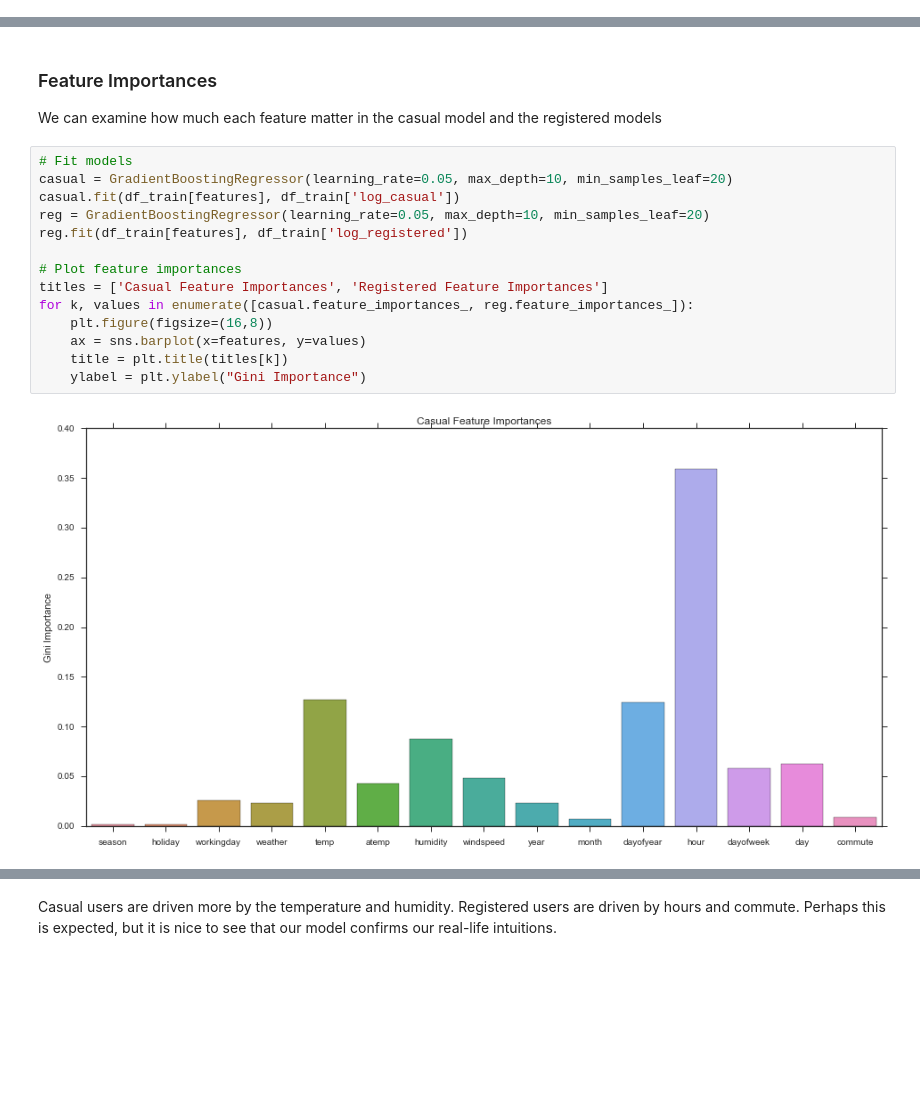
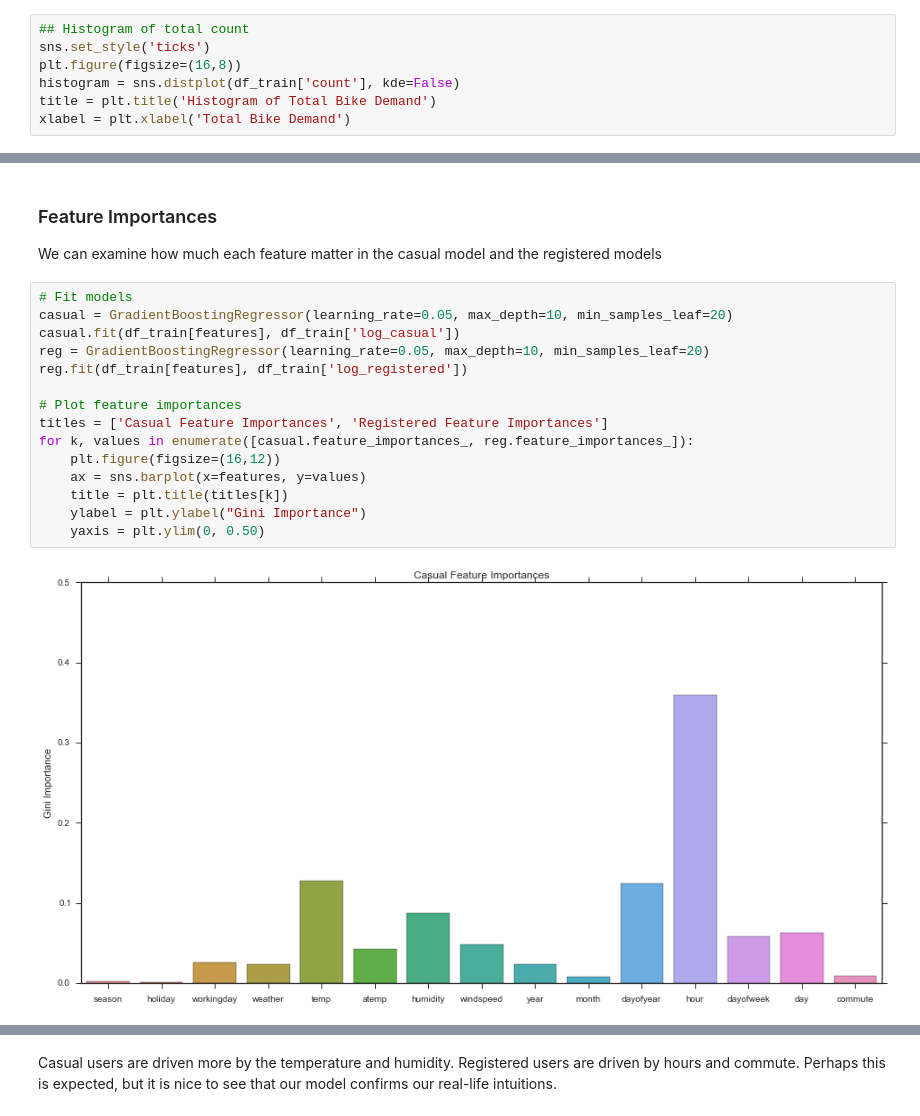
Before and after one commit to KonniamChan/ML_Projects_W207, a Jupyter notebook: project_bikesharing.ipynb, the cells around one changed output, grey strips where cells are left out. Drawn from its saved outputs; the diff is of its cells as text; blank space fills up the shorter version.

```diff
--- a/project_bikesharing.ipynb
+++ b/project_bikesharing.ipynb
@@ -265,3 +265,10 @@ features = [feature for feature in df_train.columns.values if feature not in fea
 print features
 # %% [output]
 ['season', 'holiday', 'workingday', 'weather', 'temp', 'atemp', 'humidity', 'windspeed', 'year', 'month', 'dayofyear', 'hour', 'dayofweek', 'day', 'commute']
+# %%
+## Histogram of total count
+sns.set_style('ticks')
+plt.figure(figsize=(16,8))
+histogram = sns.distplot(df_train['count'], kde=False)
+title = plt.title('Histogram of Total Bike Demand')
+xlabel = plt.xlabel('Total Bike Demand')
@@ -421,19 +430,20 @@ We can examine how much each feature matter in the casual model and the register
 # %%
 # Fit models
 casual = GradientBoostingRegressor(learning_rate=0.05, max_depth=10, min_samples_leaf=20)
 casual.fit(df_train[features], df_train['log_casual'])
 reg = GradientBoostingRegressor(learning_rate=0.05, max_depth=10, min_samples_leaf=20)
 reg.fit(df_train[features], df_train['log_registered'])
 
 # Plot feature importances
 titles = ['Casual Feature Importances', 'Registered Feature Importances']
 for k, values in enumerate([casual.feature_importances_, reg.feature_importances_]):
-    plt.figure(figsize=(16,8))
+    plt.figure(figsize=(16,12))
     ax = sns.barplot(x=features, y=values)
     title = plt.title(titles[k])
     ylabel = plt.ylabel("Gini Importance")
+    yaxis = plt.ylim(0, 0.50)
 # %% [output]
-[figure, old version]
+[figure, new version]
 [figure]
 # %% [markdown]
 Casual users are driven more by the temperature and humidity. Registered users are driven by hours and commute. Perhaps this is expected, but it is nice to see that our model confirms our real-life intuitions.
```
Also changed, not shown: parts of 24 cells of this notebook.
